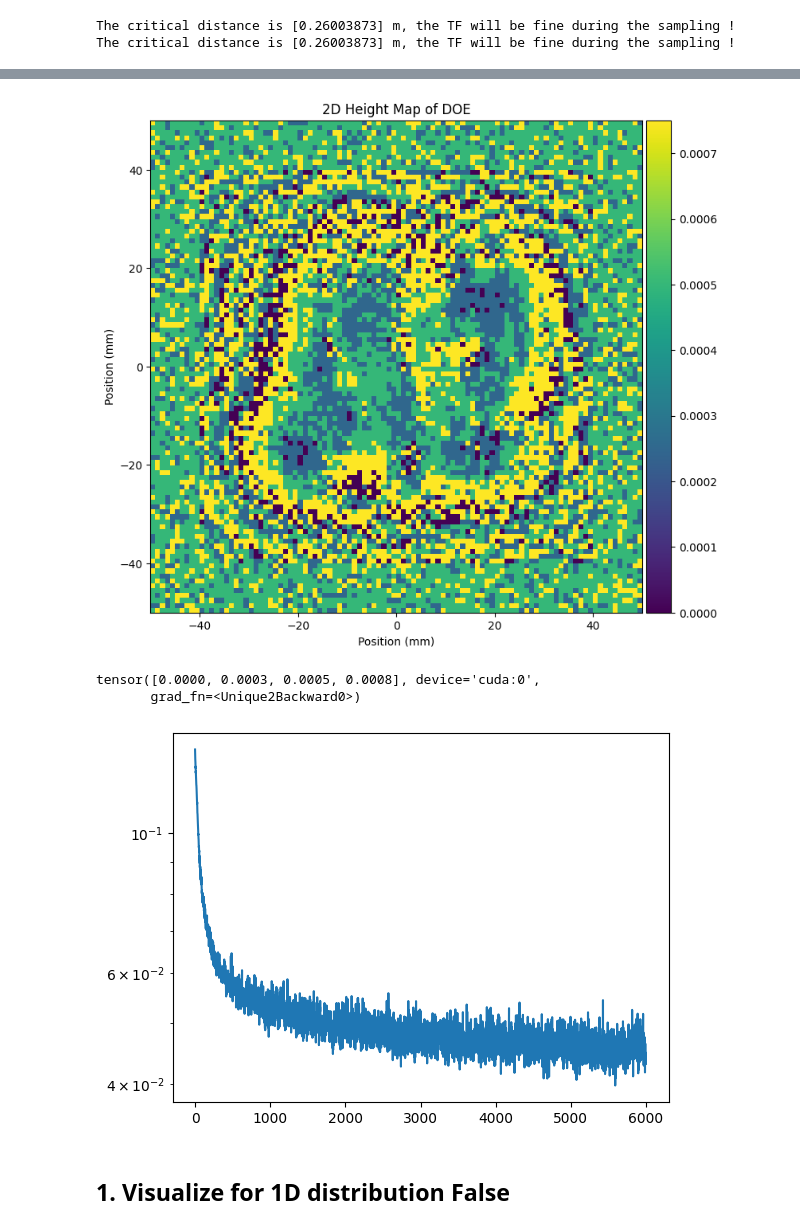
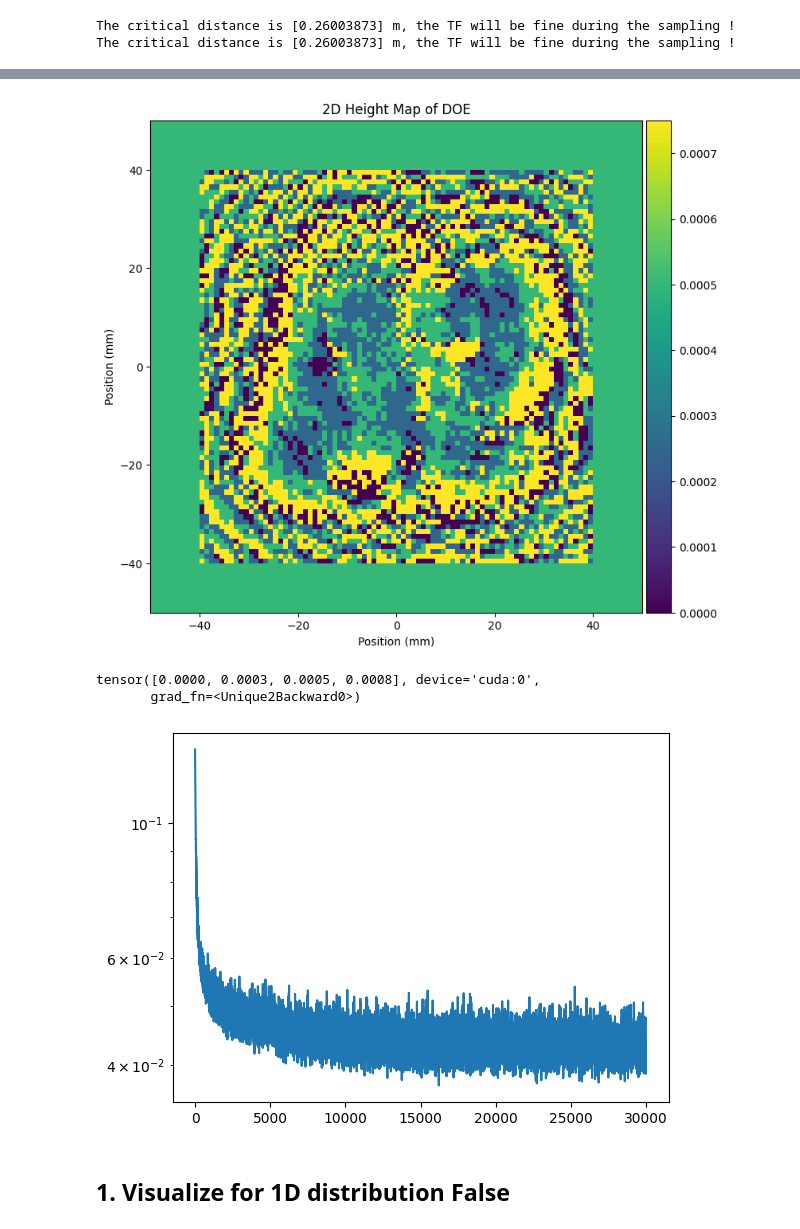
Before and after one commit to sihan-shao/QuantizationAwareTHzDOE, a Jupyter notebook: experiment_dual_plane_hologram.ipynb, the cells around one changed output, grey strips where cells are left out. Cells and saved outputs as stored; diff of their text form; code cells hidden in the pictures.

```diff
--- a/experiment_dual_plane_hologram.ipynb
+++ b/experiment_dual_plane_hologram.ipynb
@@ -49,7 +49,7 @@ doe_params = {
     'look_up_table': None,
     'num_unit': None,
     'height_constraint_max': 1 * mm,
-    'tolerance': 0.05 * mm,
+    'tolerance': 30 * um,
     'material': [epsilon, tand]
 }
 
@@ -668,0 +663,13 @@ The critical distance is [0.26003873] m, the TF will be fine during the sampling
+# %%
+optim_params = {
+    'c_s': 100,   # a number to boost the score (higher more robust to gumbel noise)
+    'tau_max': 8.5, # maximum value of tau
+    'tau_min': 1.0  # minimum value of tau
+}
+
+
+setup = Submm_Setupv2(input_dxy=input_dxy,
+                   input_field_shape=input_field_shape,
+                   doe_params=doe_params,
+                   optim_params=optim_params,
+                   wavelengths=wavelengths)
@@ -669,5 +679,5 @@ The critical distance is [0.26003873] m, the TF will be fine during the sampling
 # %%
-max_itrs = 6000
+max_itrs = 6000 * 5
 
 losses = []
 itr_list = []
@@ -698,7 +708,7 @@ for itr in range(max_itrs):
     losses.append(loss.item())
     itr_list.append(itr)
 
-    if itr % 200 == 0 or itr == (max_itrs-1):
+    if itr % 2000 == 0 or itr == (max_itrs-1):
         print("The iteration : {}, Loss: {}".format(itr, loss))
         #out_field_1.visualize(flag_axis = True, figsize=(6,6), wavelength=wavelengths, intensity=True)
         #out_field_2.visualize(flag_axis = True, figsize=(6,6), wavelength=wavelengths, intensity=True)
@@ -998,7 +1009,7 @@ setup = Submm_Setupv2(input_dxy=input_dxy,
 The critical distance is [0.26003873] m, the TF will be fine during the sampling !
 The critical distance is [0.26003873] m, the TF will be fine during the sampling !
 # %%
-max_itrs = 6000
+max_itrs = 6000 * 5
 
 losses = []
 itr_list = []
@@ -1029,7 +1040,7 @@ for itr in range(max_itrs):
     losses.append(loss.item())
     itr_list.append(itr)
 
-    if itr % 200 == 0 or itr == (max_itrs-1):
+    if itr % 2000 == 0 or itr == (max_itrs-1):
         print("The iteration : {}, Loss: {}".format(itr, loss))
         #out_field_1.visualize(flag_axis = True, figsize=(6,6), wavelength=wavelengths, intensity=True)
         #out_field_2.visualize(flag_axis = True, figsize=(6,6), wavelength=wavelengths, intensity=True)
@@ -1065,18 +1077,18 @@ best_field2.visualize(flag_axis = True, figsize=(10,10), wavelength=wavelengths,
 # %%
 setup.doe.visualize(figsize=(8,8))
 # %% [output]
-[figure, old version]
+[figure, new version]
 # %%
 setup.doe.height_map.unique()
 # %% [output]
 tensor([0.0000, 0.0003, 0.0005, 0.0008], device='cuda:0',
        grad_fn=<Unique2Backward0>)
 # %%
-np.save('loss_curve_STE.npy', losses)
+np.save('loss_curve_STE_more_iteration.npy', losses)
 plt.plot(losses)
 plt.yscale('log')
 # %% [output]
-[figure, old version]
+[figure, new version]
 # %% [markdown]
 ## 1. Visualize for 1D distribution False
 # %%
```
Also changed, not shown: parts of 21 cells of this notebook, 20 other files.
